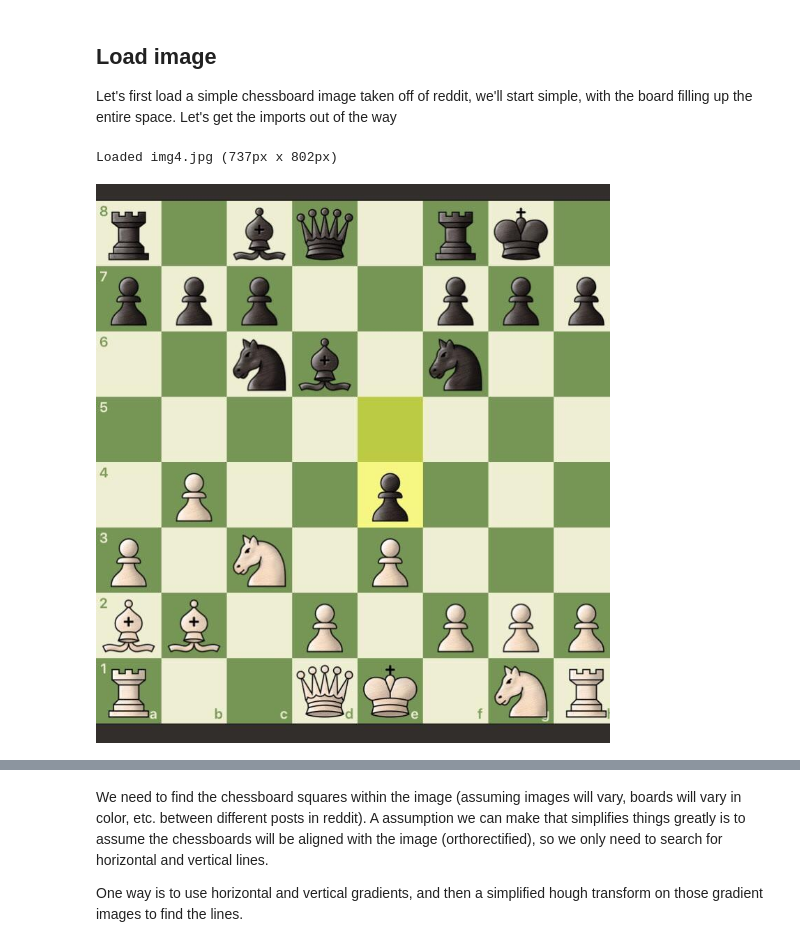
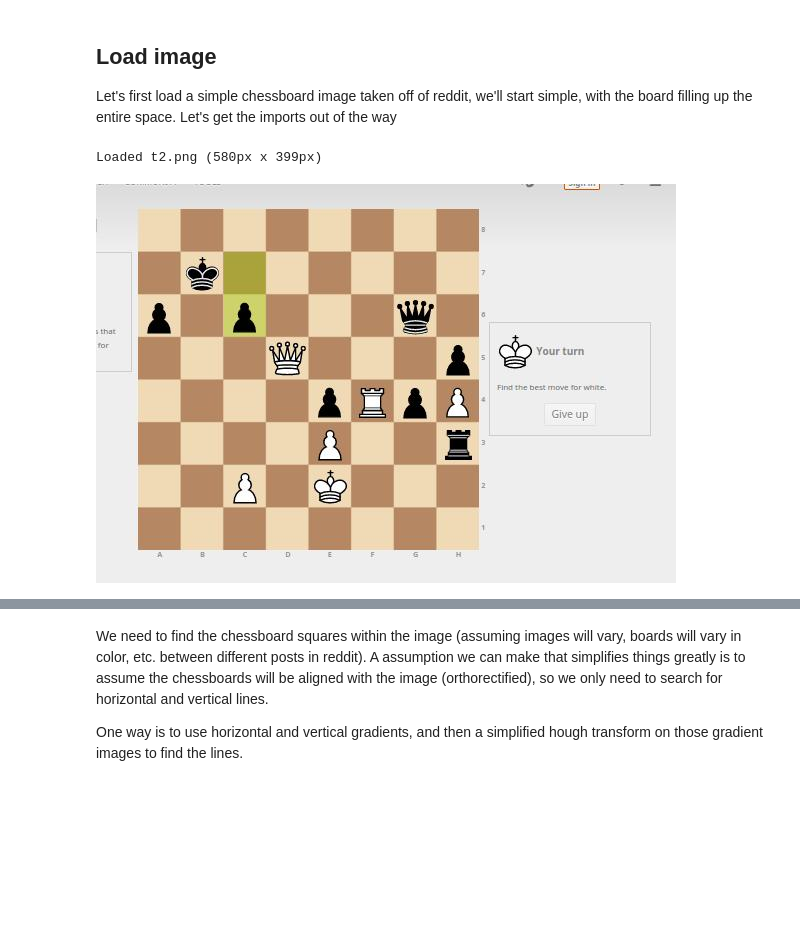
Before and after one commit to Elucidation/tensorflow_chessbot, a Jupyter notebook: tensorflow_chessbot.ipynb, the cells around one changed output, grey strips where cells are left out. Cells and saved outputs as stored; diff of their text form; code cells hidden in the pictures; blank space fills up the shorter version.

```diff
--- a/tensorflow_chessbot.ipynb
+++ b/tensorflow_chessbot.ipynb
@@ -50,39 +50,40 @@ def display_array(a, fmt='jpeg', rng=[0,1]):
 # %%
 # File
 # img_file = 'img1.png'
 # img_file = 'img2.png'
 # img_file = 'img3.gif'
-img_file = 'img4.jpg'
+# img_file = 'img4.jpg'
 # img_file = 'img7.png'
-# img_file = 'img9.png'
+# img_file = 'img9.png' # Doesn't work anymore due to non-alternating checkerboard lines
 
-# Bad fit
+# Bad fit example
 # img_file = 't1.png'
+img_file = 't2.png'
 
-img = PIL.Image.open(img_file)
+img = PIL.Image.open("%s/%s" % ("input_chessboards",img_file))
 
 print "Loaded %s (%dpx x %dpx)" % \
     (img_file, img.size[0], img.size[1])
 
 # Resize if image larger than 2k pixels on a side
 if img.size[0] > 2000 or img.size[1] > 2000:
     print "Image too big (%d x %d)" % (img.size[0], img.size[1])
     new_size = 500.0 # px
     if img.size[0] > img.size[1]:
         # resize by width to new limit
         ratio = new_size / img.size[0]
     else:
         # resize by height
         ratio = new_size / img.size[1]
     print "Reducing by factor of %.2g" % (1./ratio)
     img = img.resize(img.size * ratio, PIL.Image.ADAPTIVE)
     print "New size: (%d x %d)" % (img.size[0], img.size[1])
 
 # See original image
 display_array(np.asarray(img), rng=[0,255])
 # %% [output]
-Loaded img4.jpg (737px x 802px)
+Loaded t2.png (580px x 399px)
-[figure, old version]
+[figure, new version]
 # %%
 # Convert to grayscale and array
 a = np.asarray(img.convert("L"), dtype=np.float32)
```
Also changed, not shown: parts of 9 cells of this notebook, 1 other file.
